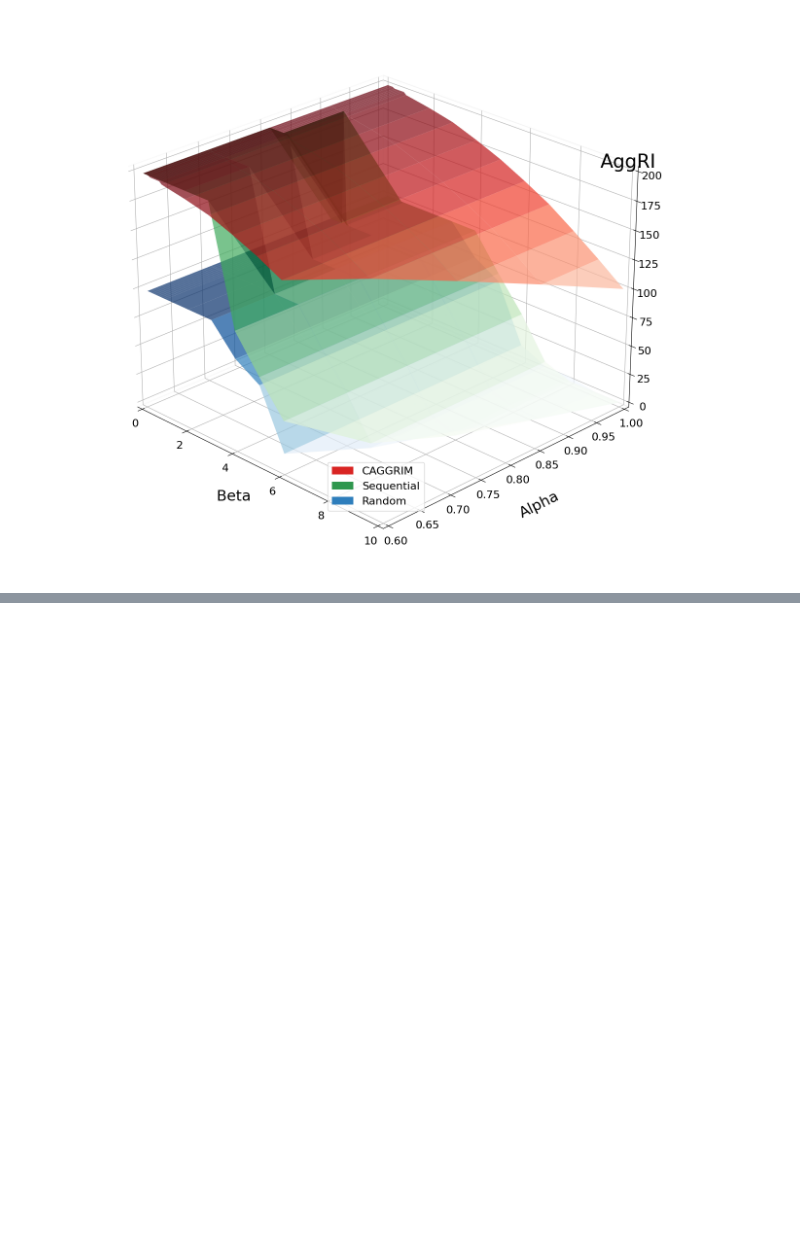
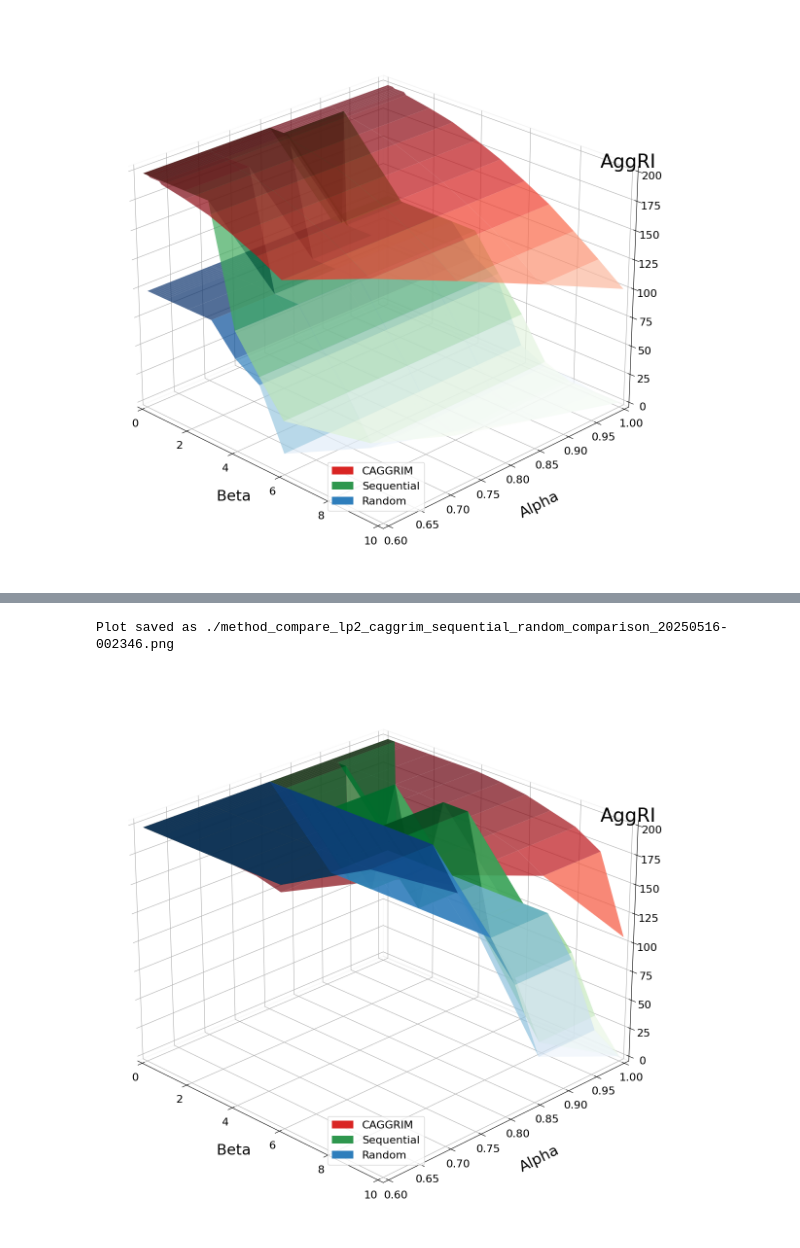
Before and after one commit to jackal092927/social_ranking_deploy, a Jupyter notebook: sync_exp.ipynb, the cells around one changed output, grey strips where cells are left out. Cells and saved outputs as stored; diff of their text form; code cells hidden in the pictures; blank space fills up the shorter version.

```diff
--- a/sync_exp.ipynb
+++ b/sync_exp.ipynb
@@ -86,0 +119,10 @@ Plot saved as ./method_compare_lp2_caggrim_sequential_random_comparison_20250515
+# %%
+dirname = "lab6exp1-20250516-001123__agg__lp_concave2.0__custom-init"
+plot_multiple_methods(
+    methods=['CAGGRIM', 'Sequential', 'Random'],
+    save_prefix='method_compare_lp2',
+    filepath=f'lab6/results/{dirname}/alpha_beta_sensitivity_results.csv'
+)
+# %% [output]
+Plot saved as ./method_compare_lp2_caggrim_sequential_random_comparison_20250516-002346.png
+[figure, added]
```
Also changed, not shown: parts of 4 cells of this notebook, 1 other file.
